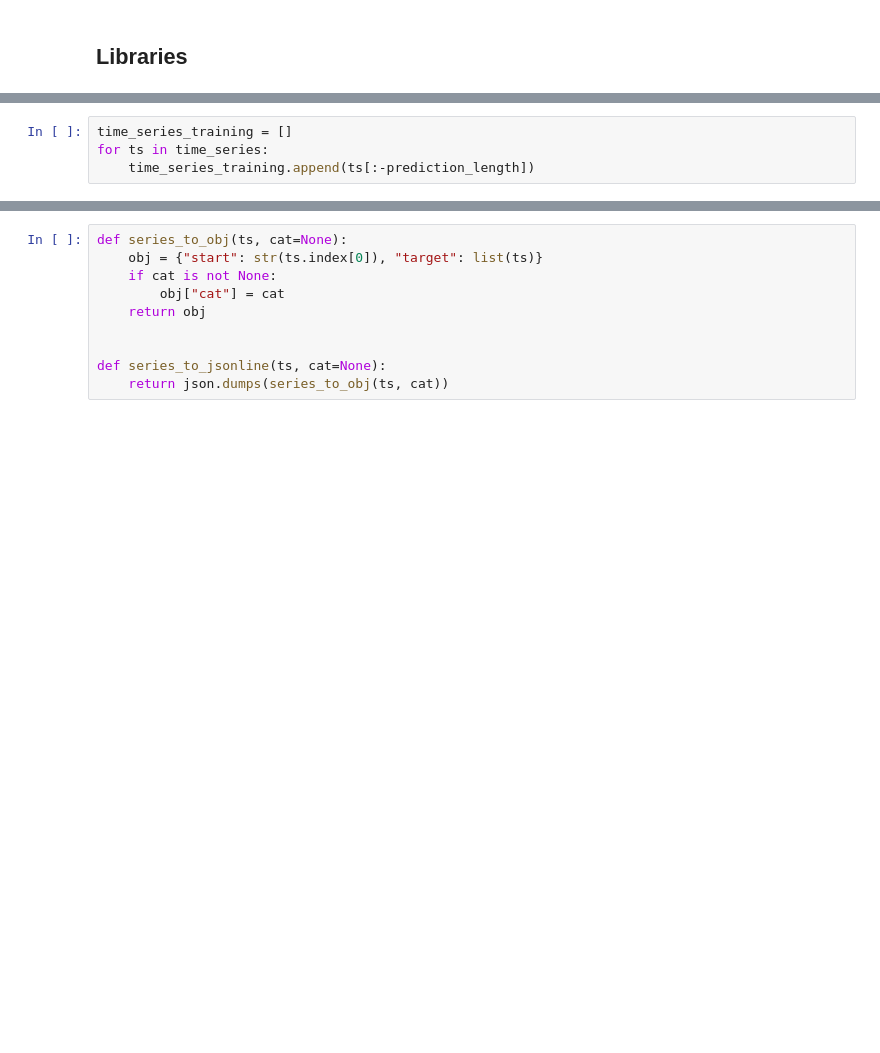
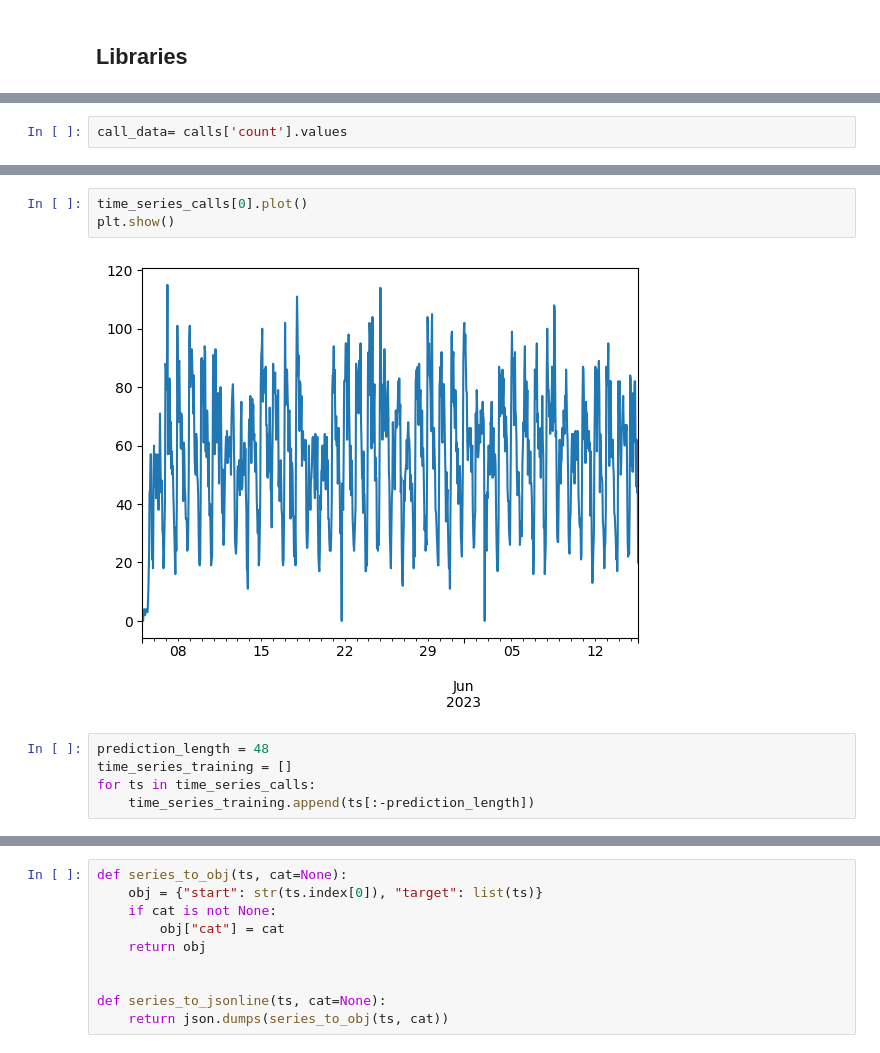
Before and after one commit to zalvatore/Predicting_Police_Activity, a Jupyter notebook: Calls_ DeepAR.ipynb, the cells around one changed output, grey strips where cells are left out. Cells and saved outputs as stored; diff of their text form; blank space fills up the shorter version.

```diff
--- a/Calls_ DeepAR.ipynb
+++ b/Calls_ DeepAR.ipynb
@@ -61,0 +80,2 @@ plt.show()
+# %%
+call_data= calls['count'].values
@@ -62,4 +110,10 @@ plt.show()
+# %%
+time_series_calls[0].plot()
+plt.show()
+# %% [output]
+[figure, added]
 # %%
+prediction_length = 48
 time_series_training = []
-for ts in time_series:
+for ts in time_series_calls:
     time_series_training.append(ts[:-prediction_length])
```
Also changed, not shown: parts of 28 cells of this notebook, 1 other file.
